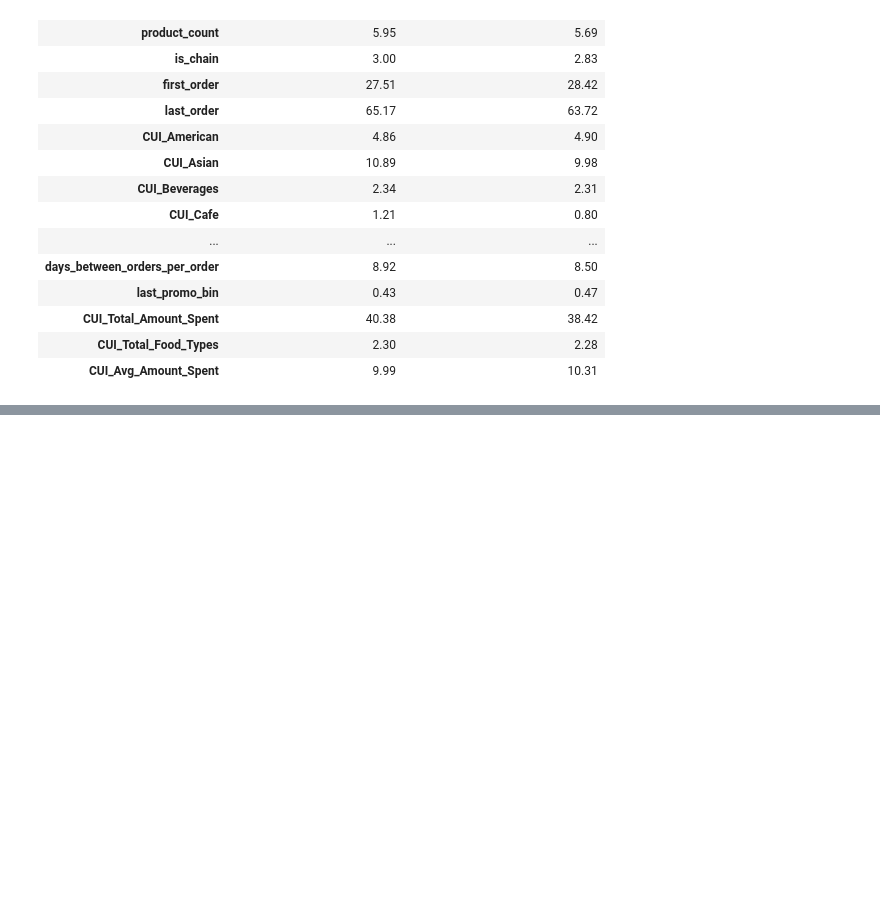
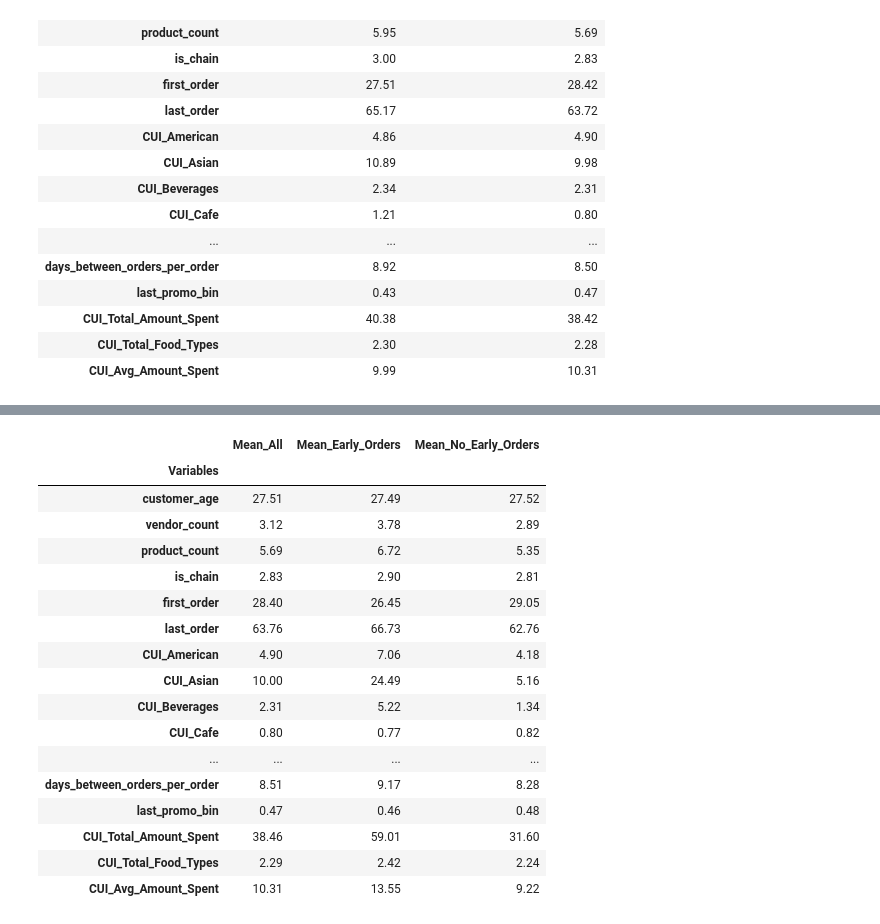
Before and after one commit to Silvestre17/DM_FoodDeliveryClustering_MasterProject, a Jupyter notebook: Filipa's attempts.ipynb, the cells around one changed output, grey strips where cells are left out. Drawn from its saved outputs; the diff is of its cells as text; code cells hidden in the pictures; blank space fills up the shorter version.

```diff
--- a/Filipa's attempts.ipynb
+++ b/Filipa's attempts.ipynb
@@ -151,0 +364,47 @@ comparison
+# %%
+# Filtrar os casos onde há pedidos entre HR_0 e HR_6
+early_orders = ABCDEats[(ABCDEats['HR_0'] != 0) | (ABCDEats['HR_1'] != 0) |
+                        (ABCDEats['HR_2'] != 0) | (ABCDEats['HR_3'] != 0) |
+                        (ABCDEats['HR_4'] != 0) | (ABCDEats['HR_5'] != 0) |
+                        (ABCDEats['HR_6'] != 0)]
+
+no_early_orders = ABCDEats[(ABCDEats['HR_0'] == 0) & (ABCDEats['HR_1'] == 0) &
+                           (ABCDEats['HR_2'] == 0) & (ABCDEats['HR_3'] == 0) &
+                           (ABCDEats['HR_4'] == 0) & (ABCDEats['HR_5'] == 0) &
+                           (ABCDEats['HR_6'] == 0)]
+
+# Calcular as médias para ambos os casos
+mean_early_orders = early_orders.mean(numeric_only=True)
+mean_no_early_orders = no_early_orders.mean(numeric_only=True)
+
+# Calcular as médias para todos os dados (sem restrições)
+mean_all = ABCDEats.mean(numeric_only=True)
+
+# Comparar as médias
+comparison = pd.DataFrame({
+    "Mean_All": mean_all,
+    "Mean_Early_Orders": mean_early_orders,
+    "Mean_No_Early_Orders": mean_no_early_orders
+})
+
+# Mostrar os resultados
+comparison
+# %% [output]
+|  | Mean_All | Mean_Early_Orders | Mean_No_Early_Orders |
+| Variables |  |  |  |
+| customer_age | 27.51 | 27.49 | 27.52 |
+| vendor_count | 3.12 | 3.78 | 2.89 |
+| product_count | 5.69 | 6.72 | 5.35 |
+| is_chain | 2.83 | 2.90 | 2.81 |
+| first_order | 28.40 | 26.45 | 29.05 |
+| last_order | 63.76 | 66.73 | 62.76 |
+| CUI_American | 4.90 | 7.06 | 4.18 |
+| CUI_Asian | 10.00 | 24.49 | 5.16 |
+| CUI_Beverages | 2.31 | 5.22 | 1.34 |
+| CUI_Cafe | 0.80 | 0.77 | 0.82 |
+| ... | ... | ... | ... |
+| days_between_orders_per_order | 8.51 | 9.17 | 8.28 |
+| last_promo_bin | 0.47 | 0.46 | 0.48 |
+| CUI_Total_Amount_Spent | 38.46 | 59.01 | 31.60 |
+| CUI_Total_Food_Types | 2.29 | 2.42 | 2.24 |
+| CUI_Avg_Amount_Spent | 10.31 | 13.55 | 9.22 |
```
Also changed, not shown: parts of 5 cells of this notebook, 1 other file.
